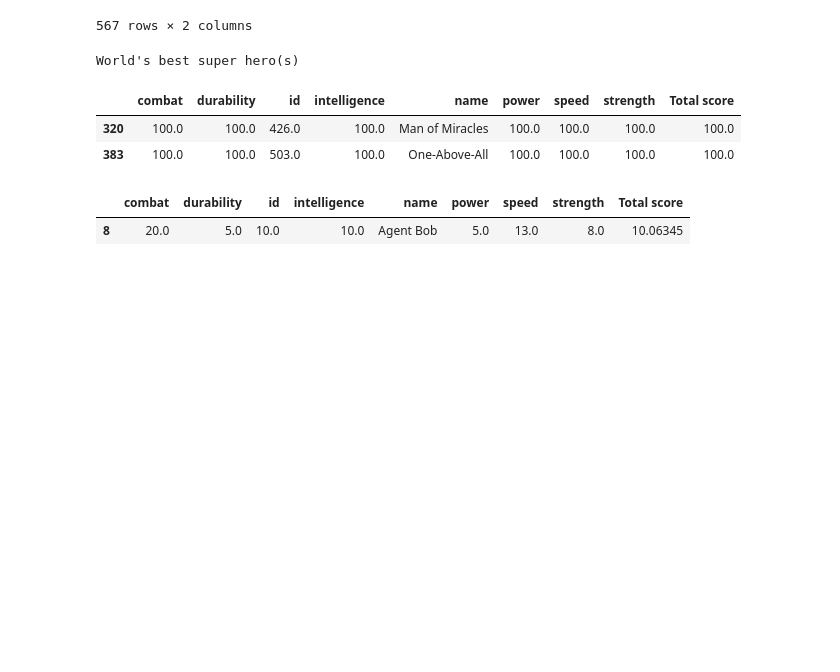
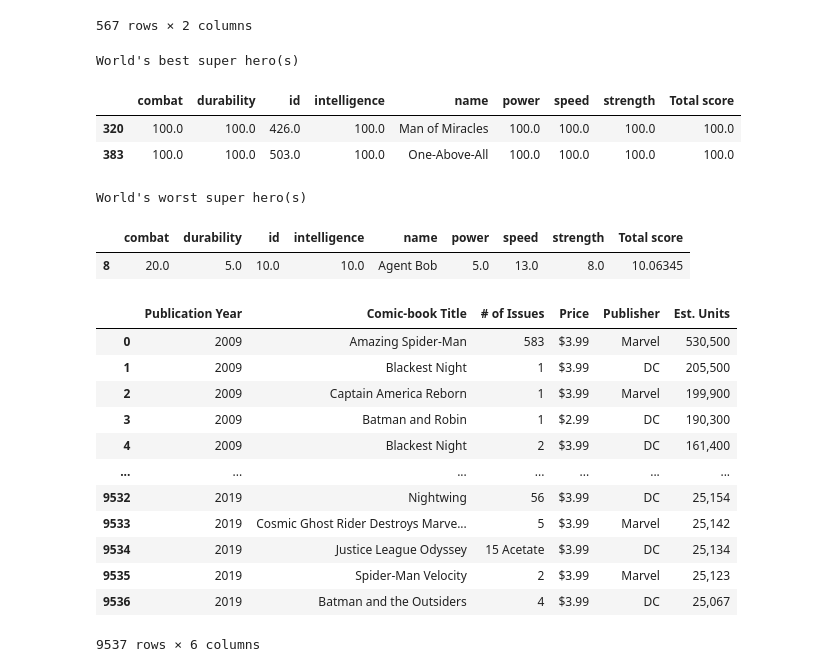
Before and after one commit to kyraha/project-one, a Jupyter notebook: mk_worksheet.ipynb, the cells around one changed output. Cells and saved outputs as stored; diff of their text form; code cells hidden in the pictures; blank space fills up the shorter version.

```diff
--- a/mk_worksheet.ipynb
+++ b/mk_worksheet.ipynb
@@ -122,8 +122,27 @@ World's best super hero(s)
 | 320 | 100.0 | 100.0 | 426.0 | 100.0 | Man of Miracles | 100.0 | 100.0 | 100.0 | 100.0 |
 | 383 | 100.0 | 100.0 | 503.0 | 100.0 | One-Above-All | 100.0 | 100.0 | 100.0 | 100.0 |
 # %%
-print("World's best super hero(s)")
+print("World's worst super hero(s)")
 heros_clean_df[heros_clean_df["Total score"] == heros_clean_df["Total score"].min()]
 # %% [output]
+World's worst super hero(s)
 |  | combat | durability | id | intelligence | name | power | speed | strength | Total score |
 | 8 | 20.0 | 5.0 | 10.0 | 10.0 | Agent Bob | 5.0 | 13.0 | 8.0 | 10.06345 |
+# %%
+df_books = pd.read_csv("Untitled1.csv")
+
+df_books
+# %% [output]
+|  | Publication Year | Comic-book Title | # of Issues | Price | Publisher | Est. Units |
+| 0 | 2009 | Amazing Spider-Man | 583 | $3.99 | Marvel | 530,500 |
+| 1 | 2009 | Blackest Night | 1 | $3.99 | DC | 205,500 |
+| 2 | 2009 | Captain America Reborn | 1 | $3.99 | Marvel | 199,900 |
+| 3 | 2009 | Batman and Robin | 1 | $2.99 | DC | 190,300 |
+| 4 | 2009 | Blackest Night | 2 | $3.99 | DC | 161,400 |
+| ... | ... | ... | ... | ... | ... | ... |
+| 9532 | 2019 | Nightwing | 56 | $3.99 | DC | 25,154 |
+| 9533 | 2019 | Cosmic Ghost Rider Destroys Marve... | 5 | $3.99 | Marvel | 25,142 |
+| 9534 | 2019 | Justice League Odyssey | 15 Acetate | $3.99 | DC | 25,134 |
+| 9535 | 2019 | Spider-Man Velocity | 2 | $3.99 | Marvel | 25,123 |
+| 9536 | 2019 | Batman and the Outsiders | 4 | $3.99 | DC | 25,067 |
+9537 rows × 6 columns
```
Also changed, not shown: parts of 1 cell of this notebook, 1 other file.
